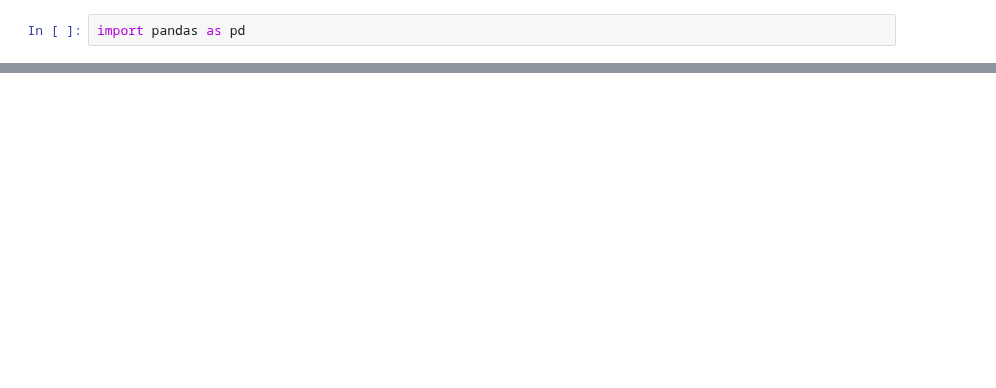
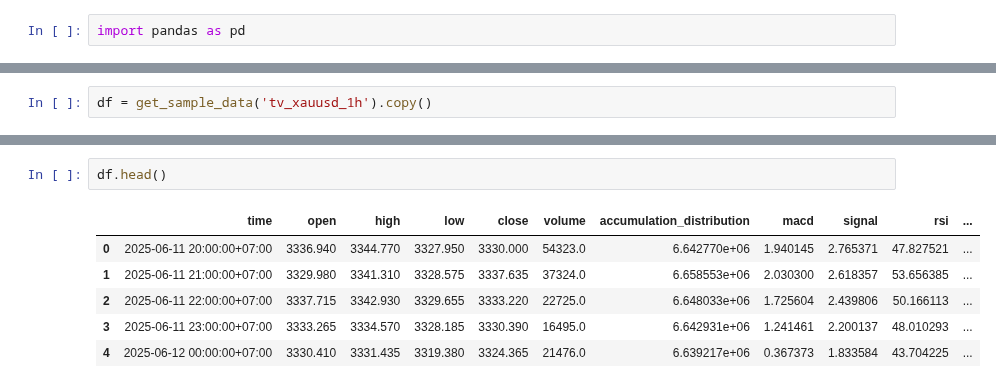
Before and after one commit to kogriv/bquant, a Jupyter notebook: research/notebooks/05.ipynb, the cells around one changed output, grey strips where cells are left out. Drawn from its saved outputs; the diff is of its cells as text; blank space fills up the shorter version.

```diff
--- a/research/notebooks/05.ipynb
+++ b/research/notebooks/05.ipynb
@@ -18 +18,3 @@ setup_logging(profile='clean', exceptions={'bquant.core.nb': 'INFO'})
 <Logger bquant (DEBUG)>
+# %%
+df = get_sample_data('tv_xauusd_1h').copy()
@@ -18,0 +41,9 @@ setup_logging(profile='clean', exceptions={'bquant.core.nb': 'INFO'})
+# %%
+df.head()
+# %% [output]
+|  | time | open | high | low | close | volume | accumulation_distribution | macd | signal | rsi | ... |
+| 0 | 2025-06-11 20:00:00+07:00 | 3336.940 | 3344.770 | 3327.950 | 3330.000 | 54323.0 | 6.642770e+06 | 1.940145 | 2.765371 | 47.827521 | ... |
+| 1 | 2025-06-11 21:00:00+07:00 | 3329.980 | 3341.310 | 3328.575 | 3337.635 | 37324.0 | 6.658553e+06 | 2.030300 | 2.618357 | 53.656385 | ... |
+| 2 | 2025-06-11 22:00:00+07:00 | 3337.715 | 3342.930 | 3329.655 | 3333.220 | 22725.0 | 6.648033e+06 | 1.725604 | 2.439806 | 50.166113 | ... |
+| 3 | 2025-06-11 23:00:00+07:00 | 3333.265 | 3334.570 | 3328.185 | 3330.390 | 16495.0 | 6.642931e+06 | 1.241461 | 2.200137 | 48.010293 | ... |
+| 4 | 2025-06-12 00:00:00+07:00 | 3330.410 | 3331.435 | 3319.380 | 3324.365 | 21476.0 | 6.639217e+06 | 0.367373 | 1.833584 | 43.704225 | ... |
```
Also changed, not shown: parts of 14 cells of this notebook, 1 other file.
